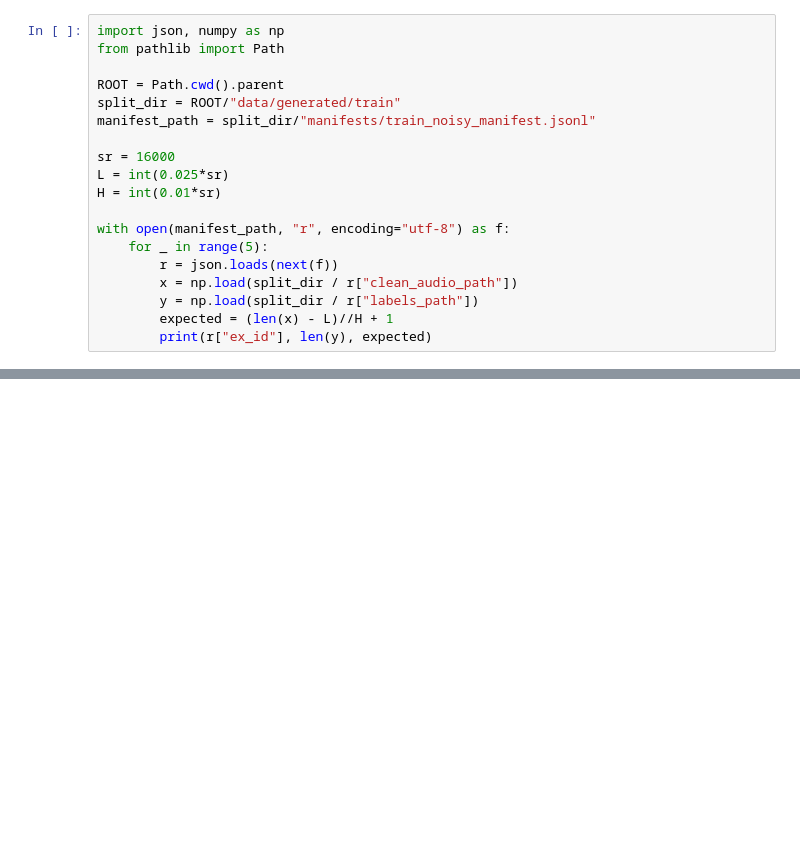
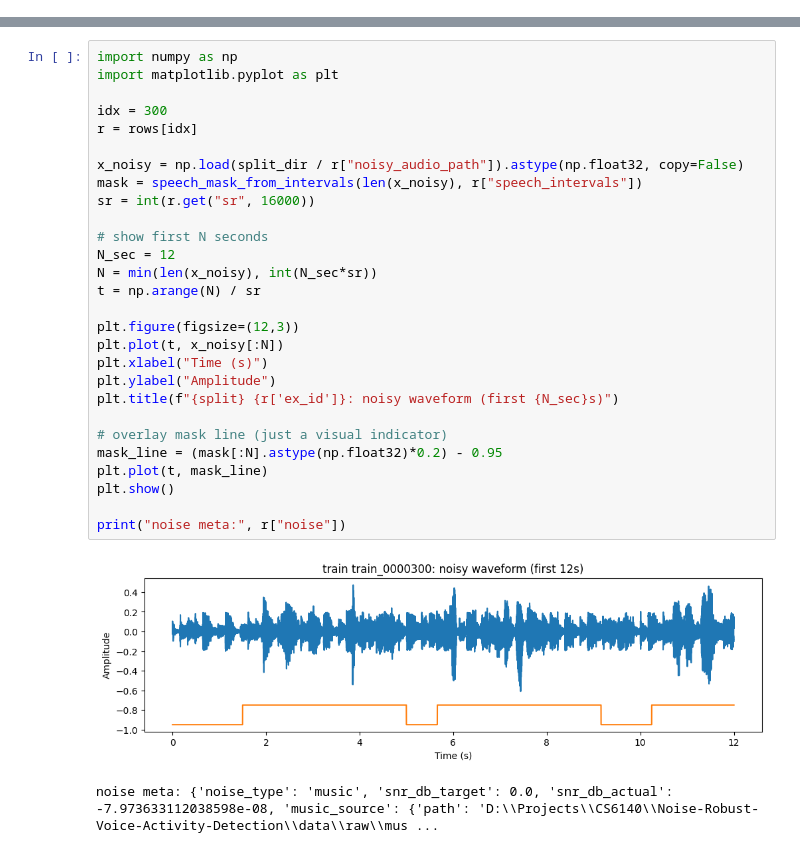
Before and after one commit to SharonHuang77/Noise-Robust-Voice-Activity-Detection, a Jupyter notebook: notebooks/03_Add_Noise_Sanity_Check.ipynb, the cells around one changed output, grey strips where cells are left out. Saved outputs shown, nothing was run; the diff lists cells and outputs as text; blank space fills up the shorter version.

```diff
--- a/notebooks/03_Add_Noise_Sanity_Check.ipynb
+++ b/notebooks/03_Add_Noise_Sanity_Check.ipynb
@@ -146,19 +0,0 @@ Counter({'noise': 103, 'music': 60, 'babble': 37})
-# %%
-import json, numpy as np
-from pathlib import Path
-
-ROOT = Path.cwd().parent
-split_dir = ROOT/"data/generated/train"
-manifest_path = split_dir/"manifests/train_noisy_manifest.jsonl"
-
-sr = 16000
-L = int(0.025*sr)
-H = int(0.01*sr)
-
-with open(manifest_path, "r", encoding="utf-8") as f:
-    for _ in range(5):
-        r = json.loads(next(f))
-        x = np.load(split_dir / r["clean_audio_path"])
-        y = np.load(split_dir / r["labels_path"])
-        expected = (len(x) - L)//H + 1
-        print(r["ex_id"], len(y), expected)
@@ -170,0 +206,31 @@ train_0000004 1554 1554
+# %%
+import numpy as np
+import matplotlib.pyplot as plt
+
+idx = 300
+r = rows[idx]
+
+x_noisy = np.load(split_dir / r["noisy_audio_path"]).astype(np.float32, copy=False)
+mask = speech_mask_from_intervals(len(x_noisy), r["speech_intervals"])
+sr = int(r.get("sr", 16000))
+
+# show first N seconds
+N_sec = 12
+N = min(len(x_noisy), int(N_sec*sr))
+t = np.arange(N) / sr
+
+plt.figure(figsize=(12,3))
+plt.plot(t, x_noisy[:N])
+plt.xlabel("Time (s)")
+plt.ylabel("Amplitude")
+plt.title(f"{split} {r['ex_id']}: noisy waveform (first {N_sec}s)")
+
+# overlay mask line (just a visual indicator)
+mask_line = (mask[:N].astype(np.float32)*0.2) - 0.95
+plt.plot(t, mask_line)
+plt.show()
+
+print("noise meta:", r["noise"])
+# %% [output]
+[figure, added]
+noise meta: {'noise_type': 'music', 'snr_db_target': 0.0, 'snr_db_actual': -7.973633112038598e-08, 'music_source': {'path': 'D:\\Projects\\CS6140\\Noise-Robust-Voice-Activity-Detection\\data\\raw\\mus ...
```
Also changed, not shown: parts of 19 cells of this notebook, 2 other files.
